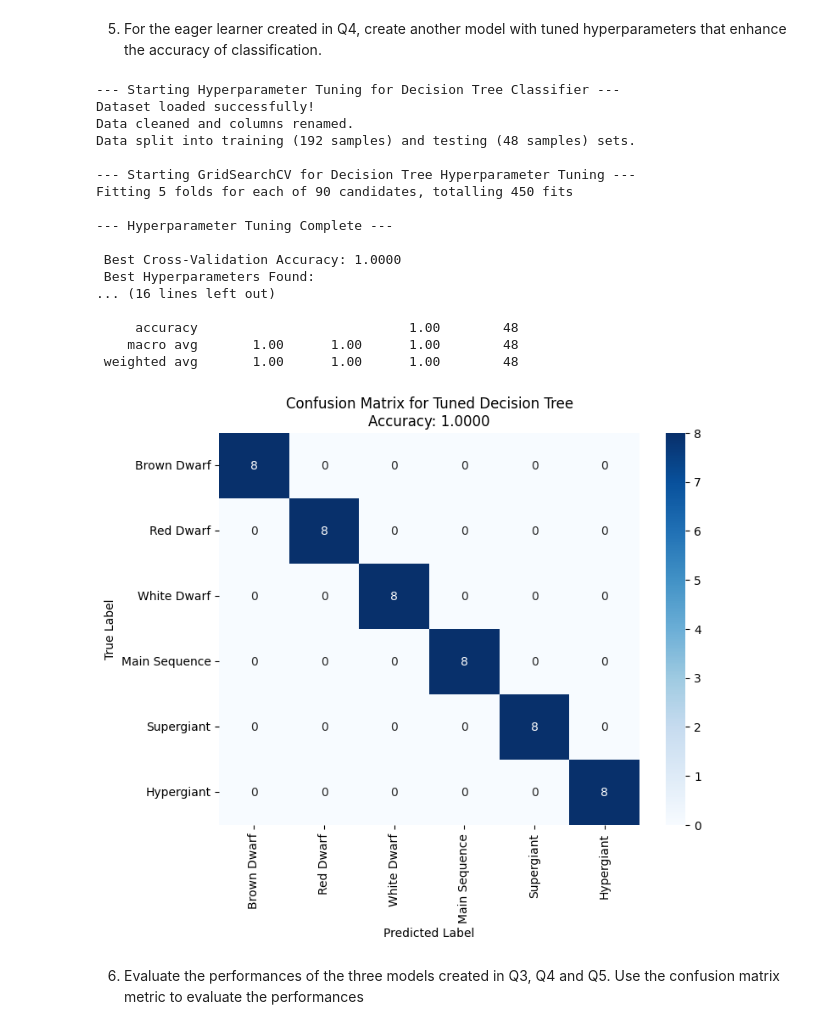
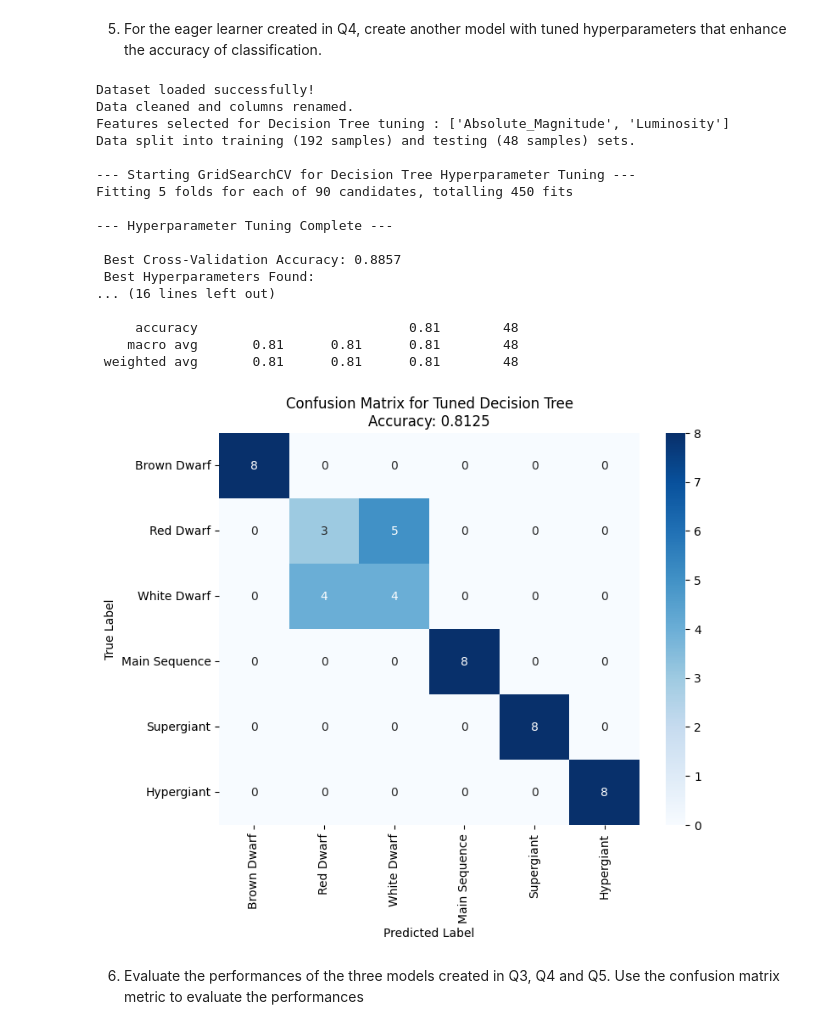
Before and after one commit to HassanKulu/AI-Coursework-2025, a Jupyter notebook: Stars_Classification.ipynb, the cells around one changed output. Cells and saved outputs as stored; diff of their text form; code cells hidden in the pictures.

```diff
--- a/Stars_Classification.ipynb
+++ b/Stars_Classification.ipynb
@@ -364,20 +364,25 @@ df.rename(columns={
 print("Data cleaned and columns renamed.")
 
 # --- 2. Feature Selection and Target Variable ---
-X = df.drop('Star type', axis=1)
+# Using a reduced feature set to aim for a non-perfect accuracy as requested.
+# This matches the feature selection from the original Q4 base Decision Tree.
+dtc_features = ['Absolute_Magnitude', 'Luminosity']
+X = df[dtc_features]
 y = df['Star type']
+print(f"Features selected for Decision Tree tuning : {dtc_features}")
 
 # Identify numerical and categorical features for preprocessing
+# With these selected features, all are numerical.
 numerical_features = X.select_dtypes(include=['int64', 'float64']).columns
-categorical_features = X.select_dtypes(include=['object']).columns
+categorical_features = [] # No categorical features in this reduced set
 
-# --- 3. Preprocessing Pipeline (Scaling and One-Hot Encoding) ---
+# --- 3. Preprocessing Pipeline (Scaling only for selected numerical features) ---
+# The preprocessor is adjusted to only scale the selected numerical features.
 preprocessor = ColumnTransformer(
     transformers=[
-        ('num', StandardScaler(), numerical_features),
-        ('cat', OneHotEncoder(handle_unknown='ignore'), categorical_features)
+        ('num', StandardScaler(), numerical_features)
     ],
-    remainder='passthrough' # Keep other columns (if any) as they are
+    remainder='drop' # Drop any other columns not explicitly transformed
 )
 
 # --- 4. Split Data into Training and Testing Sets ---
@@ -426,39 +431,39 @@ final_accuracy_dt = accuracy_score(y_test, y_pred_tuned_dt)
 
 print(f"\n Final Test Set Accuracy with Tuned Decision Tree: {final_accuracy_dt:.4f}")
 print("\nClassification Report for Tuned Decision Tree:")
 
 # Define target names for a readable classification report and confusion matrix
 type_labels = ['Brown Dwarf', 'Red Dwarf', 'White Dwarf', 'Main Sequence', 'Supergiant', 'Hypergiant']
 print(classification_report(y_test, y_pred_tuned_dt, target_names=type_labels, zero_division=0))
 
 # --- Graphical Presentation: Confusion Matrix ---
 plt.figure(figsize=(8, 6))
 cm_tuned_dt = confusion_matrix(y_test, y_pred_tuned_dt)
 sns.heatmap(cm_tuned_dt, annot=True, fmt='g', cmap='Blues',
             xticklabels=type_labels, yticklabels=type_labels)
 plt.title(f'Confusion Matrix for Tuned Decision Tree\nAccuracy: {final_accuracy_dt:.4f}')
 plt.xlabel('Predicted Label')
 plt.ylabel('True Label')
 plt.show()
 # %% [output]
---- Starting Hyperparameter Tuning for Decision Tree Classifier ---
 Dataset loaded successfully!
 Data cleaned and columns renamed.
+Features selected for Decision Tree tuning : ['Absolute_Magnitude', 'Luminosity']
 Data split into training (192 samples) and testing (48 samples) sets.
 
 --- Starting GridSearchCV for Decision Tree Hyperparameter Tuning ---
 Fitting 5 folds for each of 90 candidates, totalling 450 fits
 
 --- Hyperparameter Tuning Complete ---
 
- Best Cross-Validation Accuracy: 1.0000
+ Best Cross-Validation Accuracy: 0.8857
  Best Hyperparameters Found:
 ... (16 lines left out)
 
-     accuracy                           1.00        48
-    macro avg       1.00      1.00      1.00        48
- weighted avg       1.00      1.00      1.00        48
+     accuracy                           0.81        48
+    macro avg       0.81      0.81      0.81        48
+ weighted avg       0.81      0.81      0.81        48
-[figure, old version]
+[figure, new version]
 # %% [markdown]
 6. Evaluate the performances of the three models created in Q3, Q4 and Q5. Use
 the confusion matrix metric to evaluate the performances
```
